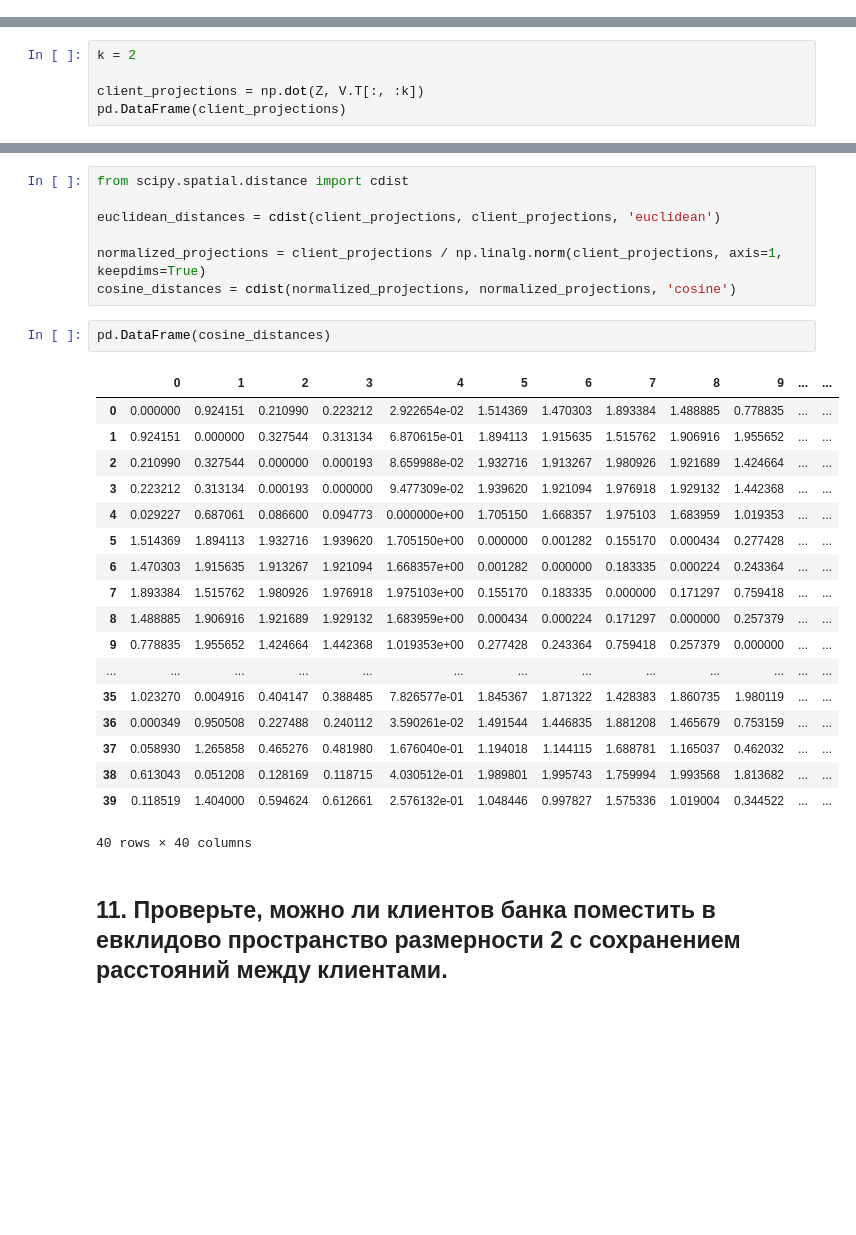
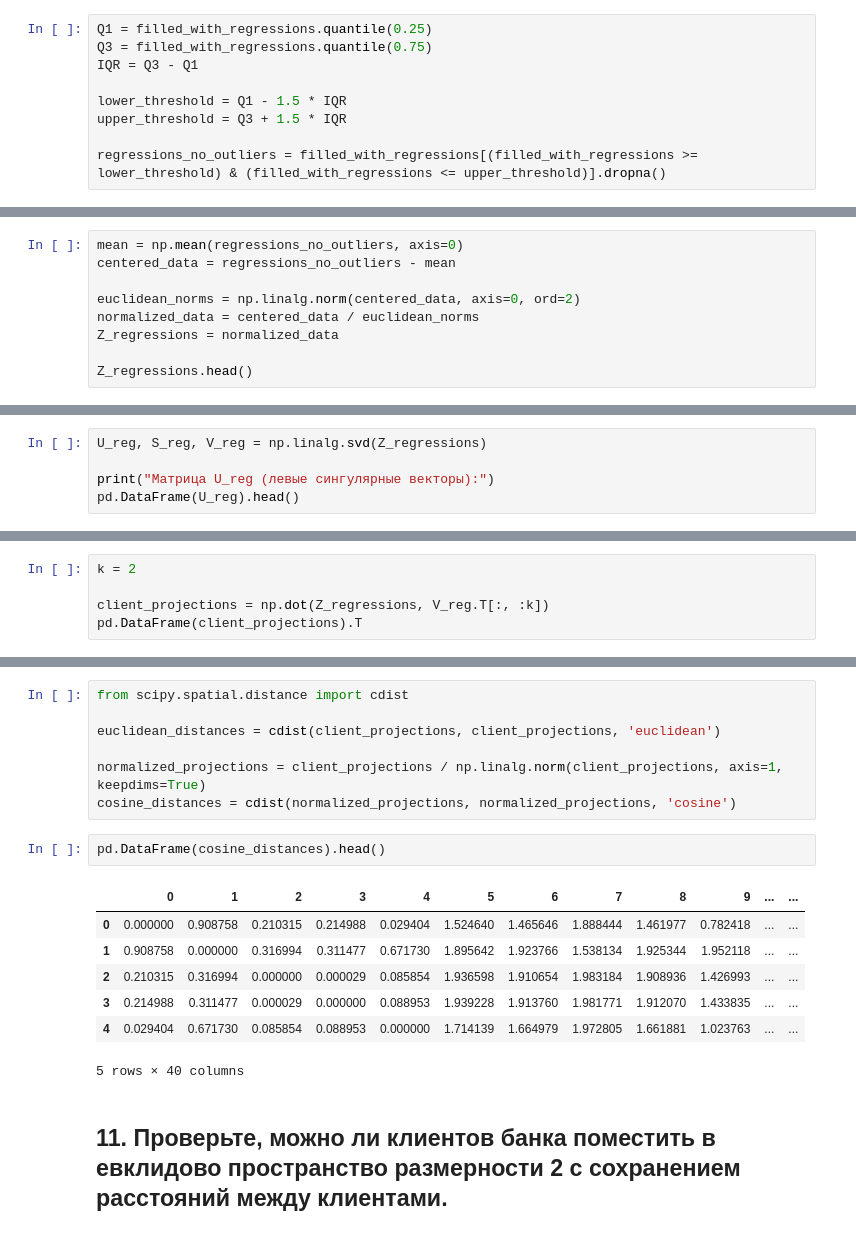
Before and after one commit to Vladislav-Kanev/data_preprocessing_PCA_MDA, a Jupyter notebook: report.ipynb, the cells around one changed output, grey strips where cells are left out. Cells and saved outputs as stored; diff of their text form; blank space fills up the shorter version.

```diff
--- a/report.ipynb
+++ b/report.ipynb
@@ -249,0 +240,9 @@ data_no_outliers
+# %%
+Q1 = filled_with_regressions.quantile(0.25)
+Q3 = filled_with_regressions.quantile(0.75)
+IQR = Q3 - Q1
+
+lower_threshold = Q1 - 1.5 * IQR
+upper_threshold = Q3 + 1.5 * IQR
+
+regressions_no_outliers = filled_with_regressions[(filled_with_regressions >= lower_threshold) & (filled_with_regressions <= upper_threshold)].dropna()
@@ -272,2 +295,11 @@ np.linalg.norm(Z, axis=0, ord=2)
 # %% [output]
 array([1., 1., 1., 1., 1., 1.])
+# %%
+mean = np.mean(regressions_no_outliers, axis=0)
+centered_data = regressions_no_outliers - mean
+
+euclidean_norms = np.linalg.norm(centered_data, axis=0, ord=2)
+normalized_data = centered_data / euclidean_norms
+Z_regressions = normalized_data
+
+Z_regressions.head()
@@ -300,0 +333,5 @@ pd.DataFrame(U)
+# %%
+U_reg, S_reg, V_reg = np.linalg.svd(Z_regressions)
+
+print("Матрица U_reg (левые сингулярные векторы):")
+pd.DataFrame(U_reg).head()
@@ -350,6 +441,6 @@ print(f"Спектральная норма погрешности аппрок
 # %%
 k = 2
 
-client_projections = np.dot(Z, V.T[:, :k])
-pd.DataFrame(client_projections)
+client_projections = np.dot(Z_regressions, V_reg.T[:, :k])
+pd.DataFrame(client_projections).T
 # %% [output]
@@ -410,26 +492,15 @@ euclidean_distances = cdist(client_projections, client_projections, 'euclidean')
 normalized_projections = client_projections / np.linalg.norm(client_projections, axis=1, keepdims=True)
 cosine_distances = cdist(normalized_projections, normalized_projections, 'cosine')
 # %%
-pd.DataFrame(cosine_distances)
+pd.DataFrame(cosine_distances).head()
 # %% [output]
 |  | 0 | 1 | 2 | 3 | 4 | 5 | 6 | 7 | 8 | 9 | ... | ... |
-| 0 | 0.000000 | 0.924151 | 0.210990 | 0.223212 | 2.922654e-02 | 1.514369 | 1.470303 | 1.893384 | 1.488885 | 0.778835 | ... | ... |
-| 1 | 0.924151 | 0.000000 | 0.327544 | 0.313134 | 6.870615e-01 | 1.894113 | 1.915635 | 1.515762 | 1.906916 | 1.955652 | ... | ... |
-| 2 | 0.210990 | 0.327544 | 0.000000 | 0.000193 | 8.659988e-02 | 1.932716 | 1.913267 | 1.980926 | 1.921689 | 1.424664 | ... | ... |
-| 3 | 0.223212 | 0.313134 | 0.000193 | 0.000000 | 9.477309e-02 | 1.939620 | 1.921094 | 1.976918 | 1.929132 | 1.442368 | ... | ... |
-| 4 | 0.029227 | 0.687061 | 0.086600 | 0.094773 | 0.000000e+00 | 1.705150 | 1.668357 | 1.975103 | 1.683959 | 1.019353 | ... | ... |
-| 5 | 1.514369 | 1.894113 | 1.932716 | 1.939620 | 1.705150e+00 | 0.000000 | 0.001282 | 0.155170 | 0.000434 | 0.277428 | ... | ... |
-| 6 | 1.470303 | 1.915635 | 1.913267 | 1.921094 | 1.668357e+00 | 0.001282 | 0.000000 | 0.183335 | 0.000224 | 0.243364 | ... | ... |
-| 7 | 1.893384 | 1.515762 | 1.980926 | 1.976918 | 1.975103e+00 | 0.155170 | 0.183335 | 0.000000 | 0.171297 | 0.759418 | ... | ... |
-| 8 | 1.488885 | 1.906916 | 1.921689 | 1.929132 | 1.683959e+00 | 0.000434 | 0.000224 | 0.171297 | 0.000000 | 0.257379 | ... | ... |
-| 9 | 0.778835 | 1.955652 | 1.424664 | 1.442368 | 1.019353e+00 | 0.277428 | 0.243364 | 0.759418 | 0.257379 | 0.000000 | ... | ... |
-| ... | ... | ... | ... | ... | ... | ... | ... | ... | ... | ... | ... | ... |
-| 35 | 1.023270 | 0.004916 | 0.404147 | 0.388485 | 7.826577e-01 | 1.845367 | 1.871322 | 1.428383 | 1.860735 | 1.980119 | ... | ... |
-| 36 | 0.000349 | 0.950508 | 0.227488 | 0.240112 | 3.590261e-02 | 1.491544 | 1.446835 | 1.881208 | 1.465679 | 0.753159 | ... | ... |
-| 37 | 0.058930 | 1.265858 | 0.465276 | 0.481980 | 1.676040e-01 | 1.194018 | 1.144115 | 1.688781 | 1.165037 | 0.462032 | ... | ... |
-| 38 | 0.613043 | 0.051208 | 0.128169 | 0.118715 | 4.030512e-01 | 1.989801 | 1.995743 | 1.759994 | 1.993568 | 1.813682 | ... | ... |
-| 39 | 0.118519 | 1.404000 | 0.594624 | 0.612661 | 2.576132e-01 | 1.048446 | 0.997827 | 1.575336 | 1.019004 | 0.344522 | ... | ... |
+| 0 | 0.000000 | 0.908758 | 0.210315 | 0.214988 | 0.029404 | 1.524640 | 1.465646 | 1.888444 | 1.461977 | 0.782418 | ... | ... |
+| 1 | 0.908758 | 0.000000 | 0.316994 | 0.311477 | 0.671730 | 1.895642 | 1.923766 | 1.538134 | 1.925344 | 1.952118 | ... | ... |
+| 2 | 0.210315 | 0.316994 | 0.000000 | 0.000029 | 0.085854 | 1.936598 | 1.910654 | 1.983184 | 1.908936 | 1.426993 | ... | ... |
+| 3 | 0.214988 | 0.311477 | 0.000029 | 0.000000 | 0.088953 | 1.939228 | 1.913760 | 1.981771 | 1.912070 | 1.433835 | ... | ... |
+| 4 | 0.029404 | 0.671730 | 0.085854 | 0.088953 | 0.000000 | 1.714139 | 1.664979 | 1.972805 | 1.661881 | 1.023763 | ... | ... |
-40 rows × 40 columns
+5 rows × 40 columns
 # %% [markdown]
 ## 11. Проверьте, можно ли клиентов банка поместить в евклидово пространство размерности 2 с сохранением расстояний между клиентами.
 # %%
```
Also changed, not shown: parts of 41 cells of this notebook.
